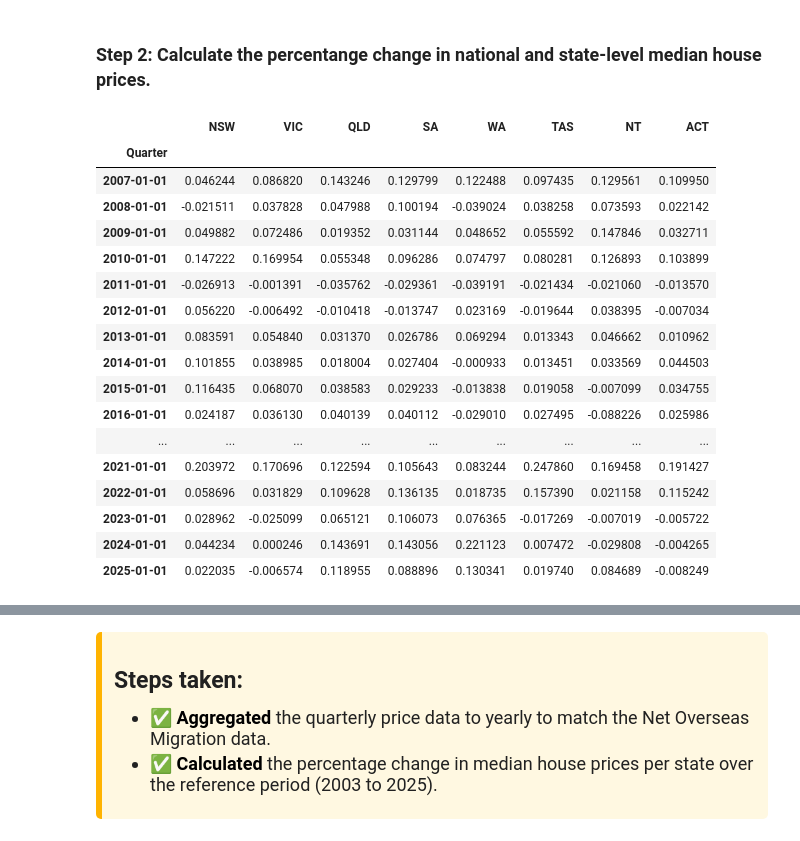
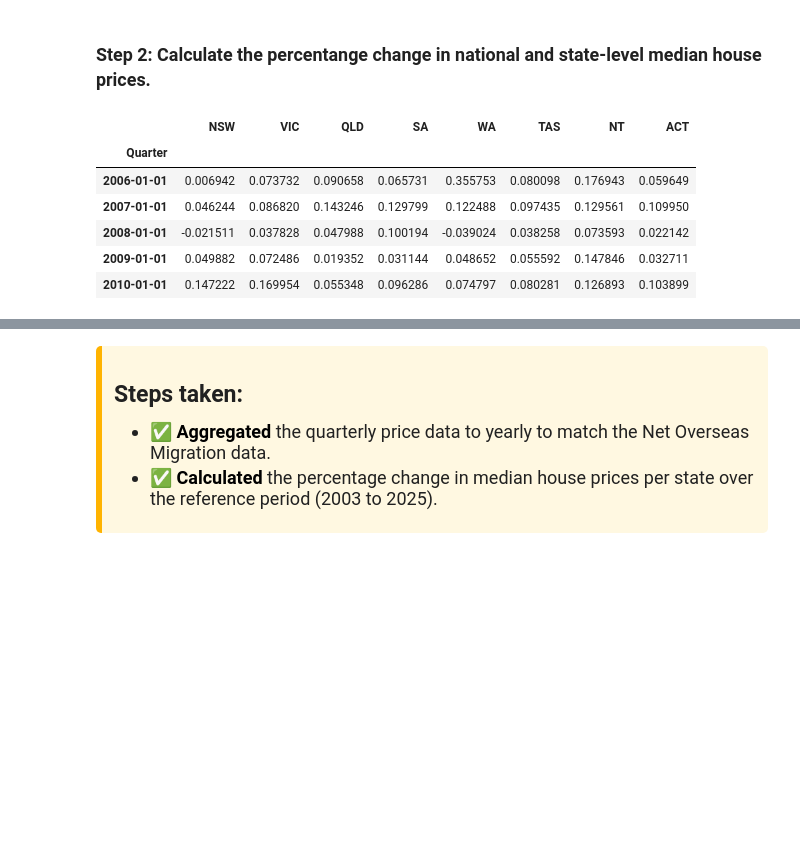
Before and after one commit to aydinkhan2005/Investigating-Factors-Affecting-Housing-in-Australia, a Jupyter notebook: notebooks/EDA_NOM.ipynb, the cells around one changed output, grey strips where cells are left out. Cells and saved outputs as stored; diff of their text form; code cells hidden in the pictures; blank space fills up the shorter version.

```diff
--- a/notebooks/EDA_NOM.ipynb
+++ b/notebooks/EDA_NOM.ipynb
@@ -480,26 +430,15 @@ estimated_prices_by_state_by_year
 # %%
 # calculate the percentage change in state-level median house prices
 pct_price_changes_by_year = estimated_prices_by_state_by_year.pct_change()
-pct_price_changes_by_year = pct_price_changes_by_year.loc[pct_price_changes_by_year.index.year >= 2007]
-pct_price_changes_by_year
+pct_price_changes_by_year = pct_price_changes_by_year.loc[pct_price_changes_by_year.index.year >= 2006]
+pct_price_changes_by_year.head()
 # %% [output]
 |  | NSW | VIC | QLD | SA | WA | TAS | NT | ACT |
 | Quarter |  |  |  |  |  |  |  |  |
+| 2006-01-01 | 0.006942 | 0.073732 | 0.090658 | 0.065731 | 0.355753 | 0.080098 | 0.176943 | 0.059649 |
 | 2007-01-01 | 0.046244 | 0.086820 | 0.143246 | 0.129799 | 0.122488 | 0.097435 | 0.129561 | 0.109950 |
 | 2008-01-01 | -0.021511 | 0.037828 | 0.047988 | 0.100194 | -0.039024 | 0.038258 | 0.073593 | 0.022142 |
 | 2009-01-01 | 0.049882 | 0.072486 | 0.019352 | 0.031144 | 0.048652 | 0.055592 | 0.147846 | 0.032711 |
 | 2010-01-01 | 0.147222 | 0.169954 | 0.055348 | 0.096286 | 0.074797 | 0.080281 | 0.126893 | 0.103899 |
-| 2011-01-01 | -0.026913 | -0.001391 | -0.035762 | -0.029361 | -0.039191 | -0.021434 | -0.021060 | -0.013570 |
-| 2012-01-01 | 0.056220 | -0.006492 | -0.010418 | -0.013747 | 0.023169 | -0.019644 | 0.038395 | -0.007034 |
-| 2013-01-01 | 0.083591 | 0.054840 | 0.031370 | 0.026786 | 0.069294 | 0.013343 | 0.046662 | 0.010962 |
-| 2014-01-01 | 0.101855 | 0.038985 | 0.018004 | 0.027404 | -0.000933 | 0.013451 | 0.033569 | 0.044503 |
-| 2015-01-01 | 0.116435 | 0.068070 | 0.038583 | 0.029233 | -0.013838 | 0.019058 | -0.007099 | 0.034755 |
-| 2016-01-01 | 0.024187 | 0.036130 | 0.040139 | 0.040112 | -0.029010 | 0.027495 | -0.088226 | 0.025986 |
-| ... | ... | ... | ... | ... | ... | ... | ... | ... |
-| 2021-01-01 | 0.203972 | 0.170696 | 0.122594 | 0.105643 | 0.083244 | 0.247860 | 0.169458 | 0.191427 |
-| 2022-01-01 | 0.058696 | 0.031829 | 0.109628 | 0.136135 | 0.018735 | 0.157390 | 0.021158 | 0.115242 |
-| 2023-01-01 | 0.028962 | -0.025099 | 0.065121 | 0.106073 | 0.076365 | -0.017269 | -0.007019 | -0.005722 |
-| 2024-01-01 | 0.044234 | 0.000246 | 0.143691 | 0.143056 | 0.221123 | 0.007472 | -0.029808 | -0.004265 |
-| 2025-01-01 | 0.022035 | -0.006574 | 0.118955 | 0.088896 | 0.130341 | 0.019740 | 0.084689 | -0.008249 |
 # %%
 pct_price_changes_national_by_year = national_estimated_price_by_year.pct_change()
```
Also changed, not shown: parts of 24 cells of this notebook.
